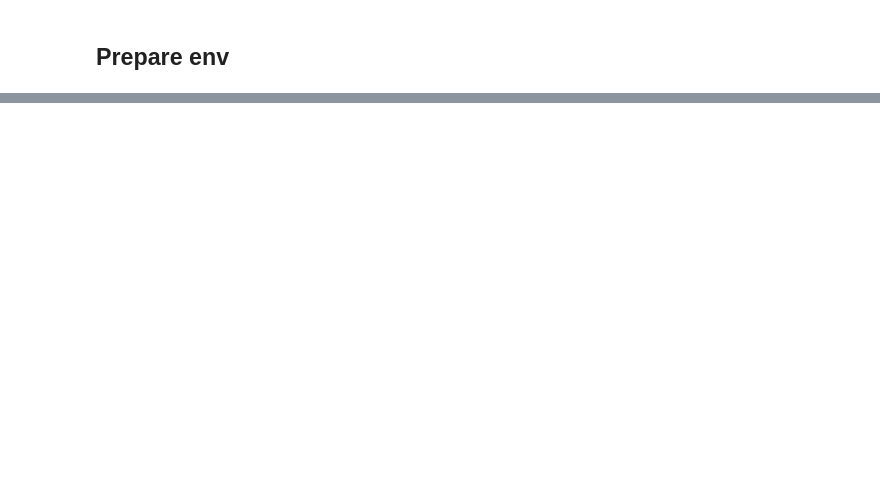
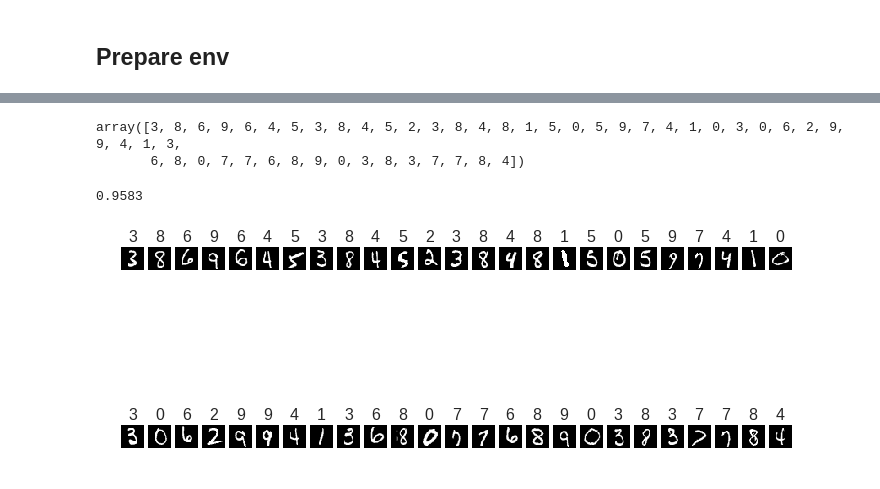
Before and after one commit to nmpacheco/colab, a Jupyter notebook: testing_env.ipynb, the cells around one changed output, grey strips where cells are left out. Saved outputs shown, nothing was run; the diff lists cells and outputs as text; code cells hidden in the pictures; blank space fills up the shorter version.

```diff
--- a/testing_env.ipynb
+++ b/testing_env.ipynb
@@ -97,0 +146,6 @@ True
+# %%
+loss = nn.NLLLoss()
+metrics = [accuracy]
+opt = optim.Adam(net.parameters())
+# %%
+fit(net, md, n_epochs=2, crit=loss, opt=opt, metrics=metrics)
@@ -97,0 +158,2 @@ True
+# %%
+preds = predict(net, md.val_dl)
@@ -97,0 +162,16 @@ True
+# %%
+preds.argmax(axis=1)[:50]
+# %% [output]
+array([3, 8, 6, 9, 6, 4, 5, 3, 8, 4, 5, 2, 3, 8, 4, 8, 1, 5, 0, 5, 9, 7, 4, 1, 0, 3, 0, 6, 2, 9, 9, 4, 1, 3,
+       6, 8, 0, 7, 7, 6, 8, 9, 0, 3, 8, 3, 7, 7, 8, 4])
+# %%
+preds=preds.argmax(axis=1)
+# %%
+np.mean(preds==y_valid)
+# same as accuracy in fit... :)
+# %% [output]
+0.9583
+# %%
+plots(x_imgs[:50], titles=preds[:50])
+# %% [output]
+[figure, added]
```
Also changed, not shown: parts of 32 cells of this notebook.
